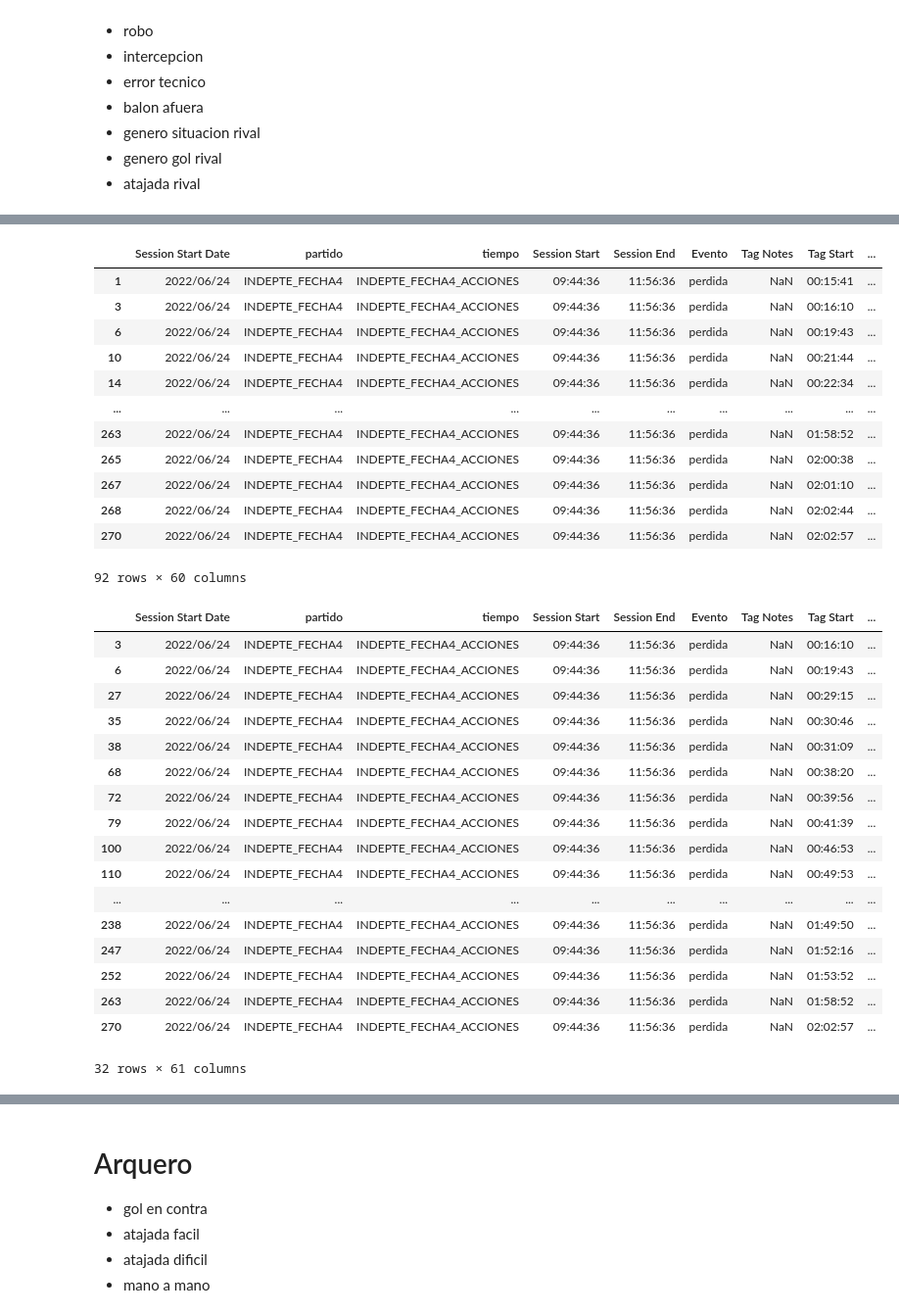
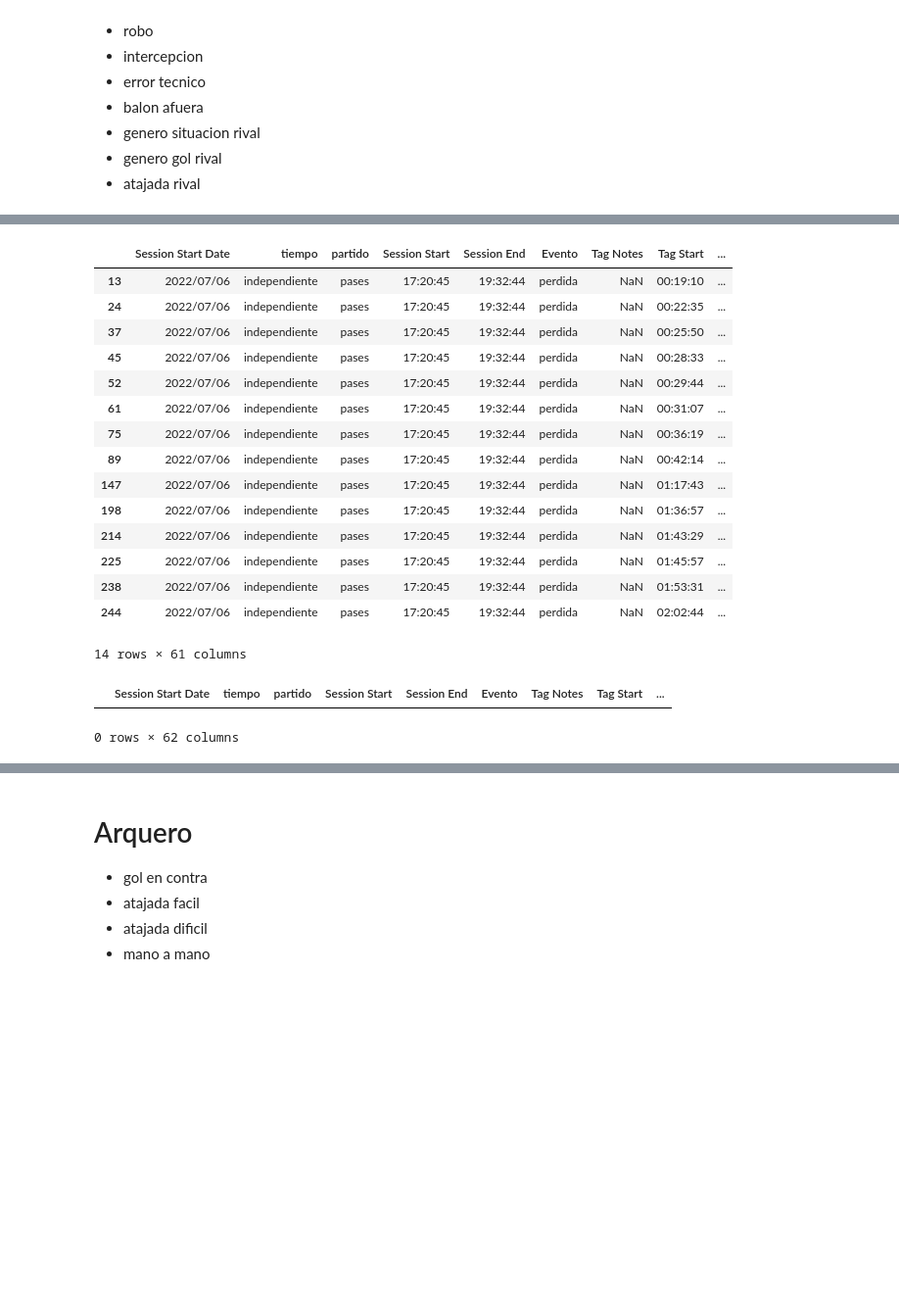
Before and after one commit to jduqer/Data_Pincha, a Jupyter notebook: procesamiento de etiquetas/notebooks partidos/PREPRO02-2022-eventos-fecha4_Independiente.ipynb, the cells around one changed output, grey strips where cells are left out. Shown: that part at 98% size. Drawn from its saved outputs; the diff is of its cells as text; code cells hidden in the pictures; blank space fills up the shorter version.

```diff
--- a/procesamiento de etiquetas/notebooks partidos/PREPRO02-2022-eventos-fecha4_Independiente.ipynb
+++ b/procesamiento de etiquetas/notebooks partidos/PREPRO02-2022-eventos-fecha4_Independiente.ipynb
@@ -42,11 +42,11 @@ memory usage: 34.4+ KB
 # %%
-data.columns = ['Session Start Date','partido','tiempo','Session Start',
+# data.columns = ['Session Start Date','partido','tiempo','Session Start',
+#        'Session End','Evento','Tag Notes','Tag Start', 'Tag End',
+#        'Tag Duration (secs)','coord inicial','Subevento','Jugador 2','Jugador 1','coord final','Optional Column']
+
+data.columns = ['Session Start Date','tiempo','partido','Session Start',
        'Session End','Evento','Tag Notes','Tag Start', 'Tag End',
-       'Tag Duration (secs)','coord inicial','Subevento','Jugador 2','Jugador 1','coord final','Optional Column']
-
-# data.columns = ['Session Start Date','tiempo','partido','Session Start',
-#        'Session End','Evento','Tag Notes','Tag Start', 'Tag End',
-#        'Tag Duration (secs)','coord inicial','Subevento','Jugador 2','Jugador 1','coord final','Dificultad','Calificacion','Optional Column']
+       'Tag Duration (secs)','coord final','Jugador 2','Jugador 1','Calificacion','coord inicial','Subevento','Optional Column']
 # %%
 '''TIEMPO'''
 
@@ -1251,52 +1162,39 @@ data.groupby(['Evento','Subevento']).size().to_frame('cantidad')
 # %%
-data_eventos = data_eventos[~data_eventos.Subevento.isna()].reset_index(drop=True)
+# data_eventos = data_eventos[~data_eventos.Subevento.isna()].reset_index(drop=True)
 # %%
 data_eventos[data_eventos.Evento == 'perdida']
 # %% [output]
-|  | Session Start Date | partido | tiempo | Session Start | Session End | Evento | Tag Notes | Tag Start | ... |
-| 1 | 2022/06/24 | INDEPTE_FECHA4 | INDEPTE_FECHA4_ACCIONES | 09:44:36 | 11:56:36 | perdida | NaN | 00:15:41 | ... |
-| 3 | 2022/06/24 | INDEPTE_FECHA4 | INDEPTE_FECHA4_ACCIONES | 09:44:36 | 11:56:36 | perdida | NaN | 00:16:10 | ... |
-| 6 | 2022/06/24 | INDEPTE_FECHA4 | INDEPTE_FECHA4_ACCIONES | 09:44:36 | 11:56:36 | perdida | NaN | 00:19:43 | ... |
-| 10 | 2022/06/24 | INDEPTE_FECHA4 | INDEPTE_FECHA4_ACCIONES | 09:44:36 | 11:56:36 | perdida | NaN | 00:21:44 | ... |
-| 14 | 2022/06/24 | INDEPTE_FECHA4 | INDEPTE_FECHA4_ACCIONES | 09:44:36 | 11:56:36 | perdida | NaN | 00:22:34 | ... |
-| ... | ... | ... | ... | ... | ... | ... | ... | ... | ... |
-| 263 | 2022/06/24 | INDEPTE_FECHA4 | INDEPTE_FECHA4_ACCIONES | 09:44:36 | 11:56:36 | perdida | NaN | 01:58:52 | ... |
-| 265 | 2022/06/24 | INDEPTE_FECHA4 | INDEPTE_FECHA4_ACCIONES | 09:44:36 | 11:56:36 | perdida | NaN | 02:00:38 | ... |
-| 267 | 2022/06/24 | INDEPTE_FECHA4 | INDEPTE_FECHA4_ACCIONES | 09:44:36 | 11:56:36 | perdida | NaN | 02:01:10 | ... |
-| 268 | 2022/06/24 | INDEPTE_FECHA4 | INDEPTE_FECHA4_ACCIONES | 09:44:36 | 11:56:36 | perdida | NaN | 02:02:44 | ... |
-| 270 | 2022/06/24 | INDEPTE_FECHA4 | INDEPTE_FECHA4_ACCIONES | 09:44:36 | 11:56:36 | perdida | NaN | 02:02:57 | ... |
+|  | Session Start Date | tiempo | partido | Session Start | Session End | Evento | Tag Notes | Tag Start | ... |
+| 13 | 2022/07/06 | independiente | pases | 17:20:45 | 19:32:44 | perdida | NaN | 00:19:10 | ... |
+| 24 | 2022/07/06 | independiente | pases | 17:20:45 | 19:32:44 | perdida | NaN | 00:22:35 | ... |
+| 37 | 2022/07/06 | independiente | pases | 17:20:45 | 19:32:44 | perdida | NaN | 00:25:50 | ... |
+| 45 | 2022/07/06 | independiente | pases | 17:20:45 | 19:32:44 | perdida | NaN | 00:28:33 | ... |
+| 52 | 2022/07/06 | independiente | pases | 17:20:45 | 19:32:44 | perdida | NaN | 00:29:44 | ... |
+| 61 | 2022/07/06 | independiente | pases | 17:20:45 | 19:32:44 | perdida | NaN | 00:31:07 | ... |
+| 75 | 2022/07/06 | independiente | pases | 17:20:45 | 19:32:44 | perdida | NaN | 00:36:19 | ... |
+| 89 | 2022/07/06 | independiente | pases | 17:20:45 | 19:32:44 | perdida | NaN | 00:42:14 | ... |
+| 147 | 2022/07/06 | independiente | pases | 17:20:45 | 19:32:44 | perdida | NaN | 01:17:43 | ... |
+| 198 | 2022/07/06 | independiente | pases | 17:20:45 | 19:32:44 | perdida | NaN | 01:36:57 | ... |
+| 214 | 2022/07/06 | independiente | pases | 17:20:45 | 19:32:44 | perdida | NaN | 01:43:29 | ... |
+| 225 | 2022/07/06 | independiente | pases | 17:20:45 | 19:32:44 | perdida | NaN | 01:45:57 | ... |
+| 238 | 2022/07/06 | independiente | pases | 17:20:45 | 19:32:44 | perdida | NaN | 01:53:31 | ... |
+| 244 | 2022/07/06 | independiente | pases | 17:20:45 | 19:32:44 | perdida | NaN | 02:02:44 | ... |
-92 rows × 60 columns
+14 rows × 61 columns
 # %%
 #gambeta a favor
 
 colname = 'perdida-Gambeta'
 data_eventos[colname] = 0
 
-for i in range(len(data_eventos)):
-    #if (data_eventos.loc[i-1,'Evento']=='duelo') & (data_eventos.loc[i-1,'Subevento']=='gambeta a favor'):
-        if (data_eventos.loc[i,'Evento'] == 'perdida') & (data_eventos.loc[i,'Subevento'] == 'duelo'):
-            data_eventos.loc[i,colname] = 1
-
+# for i in range(len(data_eventos)):
+#     #if (data_eventos.loc[i-1,'Evento']=='duelo') & (data_eventos.loc[i-1,'Subevento']=='gambeta a favor'):
+#         if (data_eventos.loc[i,'Evento'] == 'perdida') & (data_eventos.loc[i,'Subevento'] == 'duelo'):
+#             data_eventos.loc[i,colname] = 1
+#
 data_eventos.loc[data_eventos[colname] == 1]
 # %% [output]
-|  | Session Start Date | partido | tiempo | Session Start | Session End | Evento | Tag Notes | Tag Start | ... |
-| 3 | 2022/06/24 | INDEPTE_FECHA4 | INDEPTE_FECHA4_ACCIONES | 09:44:36 | 11:56:36 | perdida | NaN | 00:16:10 | ... |
-| 6 | 2022/06/24 | INDEPTE_FECHA4 | INDEPTE_FECHA4_ACCIONES | 09:44:36 | 11:56:36 | perdida | NaN | 00:19:43 | ... |
-| 27 | 2022/06/24 | INDEPTE_FECHA4 | INDEPTE_FECHA4_ACCIONES | 09:44:36 | 11:56:36 | perdida | NaN | 00:29:15 | ... |
-| 35 | 2022/06/24 | INDEPTE_FECHA4 | INDEPTE_FECHA4_ACCIONES | 09:44:36 | 11:56:36 | perdida | NaN | 00:30:46 | ... |
-| 38 | 2022/06/24 | INDEPTE_FECHA4 | INDEPTE_FECHA4_ACCIONES | 09:44:36 | 11:56:36 | perdida | NaN | 00:31:09 | ... |
-| 68 | 2022/06/24 | INDEPTE_FECHA4 | INDEPTE_FECHA4_ACCIONES | 09:44:36 | 11:56:36 | perdida | NaN | 00:38:20 | ... |
-| 72 | 2022/06/24 | INDEPTE_FECHA4 | INDEPTE_FECHA4_ACCIONES | 09:44:36 | 11:56:36 | perdida | NaN | 00:39:56 | ... |
-| 79 | 2022/06/24 | INDEPTE_FECHA4 | INDEPTE_FECHA4_ACCIONES | 09:44:36 | 11:56:36 | perdida | NaN | 00:41:39 | ... |
-| 100 | 2022/06/24 | INDEPTE_FECHA4 | INDEPTE_FECHA4_ACCIONES | 09:44:36 | 11:56:36 | perdida | NaN | 00:46:53 | ... |
-| 110 | 2022/06/24 | INDEPTE_FECHA4 | INDEPTE_FECHA4_ACCIONES | 09:44:36 | 11:56:36 | perdida | NaN | 00:49:53 | ... |
-| ... | ... | ... | ... | ... | ... | ... | ... | ... | ... |
-| 238 | 2022/06/24 | INDEPTE_FECHA4 | INDEPTE_FECHA4_ACCIONES | 09:44:36 | 11:56:36 | perdida | NaN | 01:49:50 | ... |
-| 247 | 2022/06/24 | INDEPTE_FECHA4 | INDEPTE_FECHA4_ACCIONES | 09:44:36 | 11:56:36 | perdida | NaN | 01:52:16 | ... |
-| 252 | 2022/06/24 | INDEPTE_FECHA4 | INDEPTE_FECHA4_ACCIONES | 09:44:36 | 11:56:36 | perdida | NaN | 01:53:52 | ... |
-| 263 | 2022/06/24 | INDEPTE_FECHA4 | INDEPTE_FECHA4_ACCIONES | 09:44:36 | 11:56:36 | perdida | NaN | 01:58:52 | ... |
-| 270 | 2022/06/24 | INDEPTE_FECHA4 | INDEPTE_FECHA4_ACCIONES | 09:44:36 | 11:56:36 | perdida | NaN | 02:02:57 | ... |
+|  | Session Start Date | tiempo | partido | Session Start | Session End | Evento | Tag Notes | Tag Start | ... |
-32 rows × 61 columns
+0 rows × 62 columns
 # %%
 #robo
 
```
Also changed, not shown: parts of 88 cells of this notebook, 33 other files.
